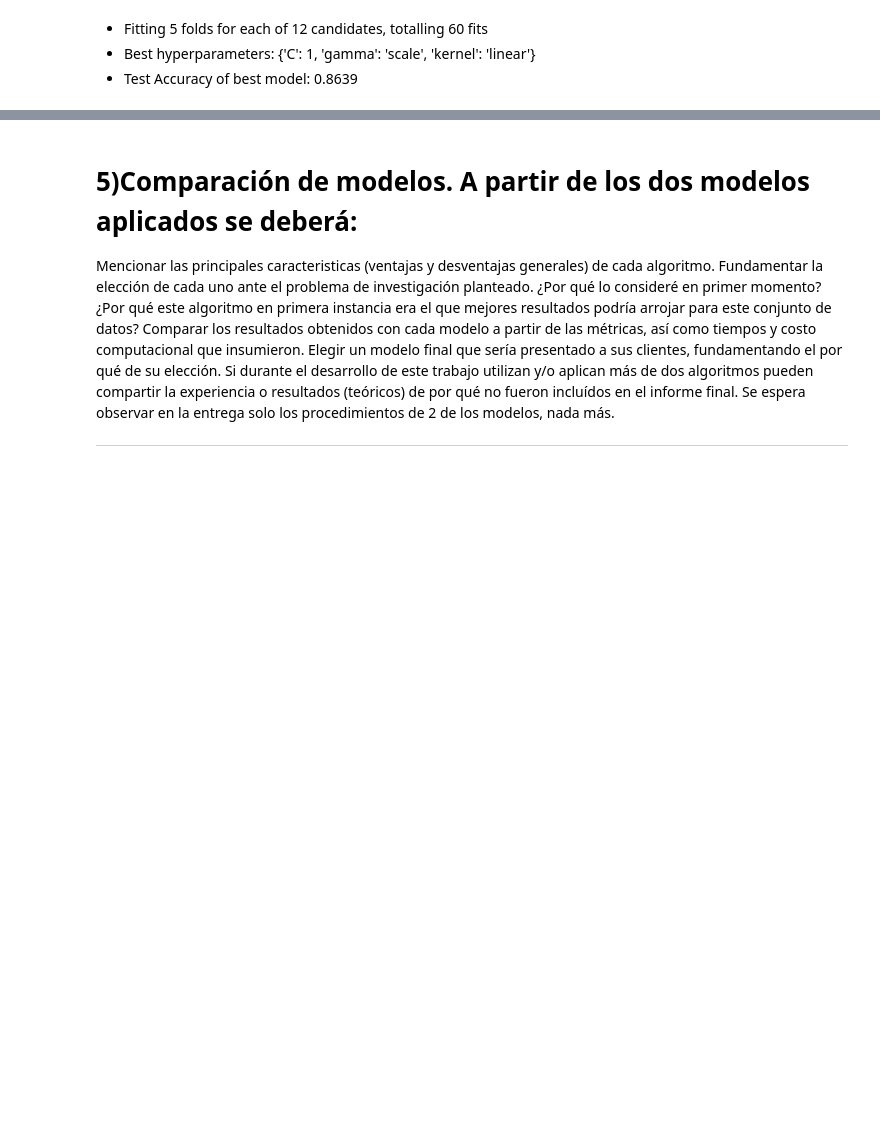
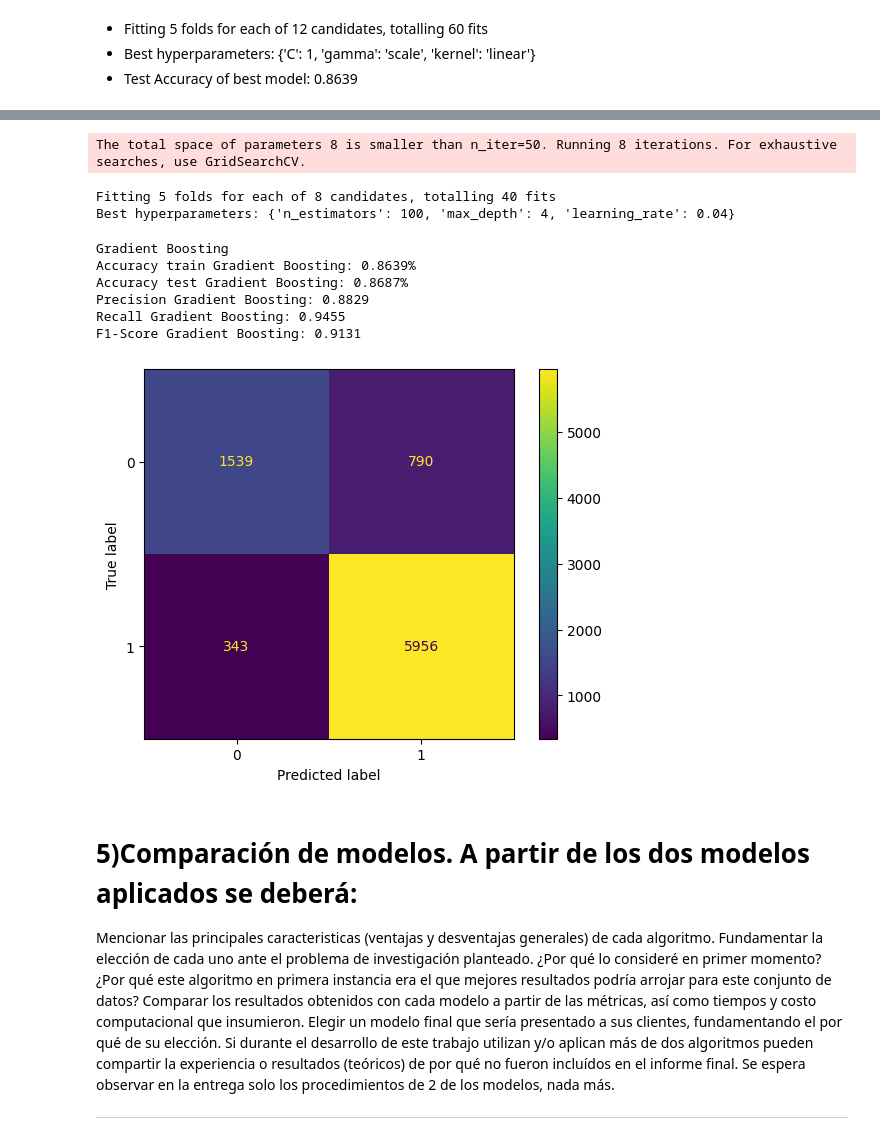
Before and after one commit to manufabregas/Dataset-Asistencia-a-turnos-m-dicos, a Jupyter notebook: TP 3/VMF_Grupo_2_TP_3.ipynb, the cells around one changed output, grey strips where cells are left out. Saved outputs shown, nothing was run; the diff lists cells and outputs as text; code cells hidden in the pictures; blank space fills up the shorter version.

```diff
--- a/TP 3/VMF_Grupo_2_TP_3.ipynb
+++ b/TP 3/VMF_Grupo_2_TP_3.ipynb
@@ -513,3 +565,75 @@ F1-Score SVM: 0.9103
+# %%
+gb = GradientBoostingClassifier(random_state=42)
+
+param_dist = {
+        'n_estimators': [50, 100],
+        'learning_rate': [0.02, 0.04],
+        'max_depth': [2, 4 ],
+    }
+
+# Configurar RandomizedSearchCV
+random_search = RandomizedSearchCV(estimator=gb, param_distributions=param_dist,
+                                   n_iter=50, scoring='accuracy', cv=5, n_jobs=-1, verbose=2, random_state=42)
+
+# Entrenar con RandomizedSearchCV
+random_search.fit(x_train, y_train)
+
+# Mostrar los mejores hiperparámetros
+print("Best hyperparameters:", random_search.best_params_)
+# %% [output]
+The total space of parameters 8 is smaller than n_iter=50. Running 8 iterations. For exhaustive searches, use GridSearchCV.
+Fitting 5 folds for each of 8 candidates, totalling 40 fits
+Best hyperparameters: {'n_estimators': 100, 'max_depth': 4, 'learning_rate': 0.04}
+# %%
+#Aplicamos random_state=42 para garantizar que los resultados sean siempre los mismos
+clfs = [
+    GradientBoostingClassifier(random_state=42, learning_rate=0.04, max_depth=4, n_estimators=100),
+]
+
+
+names = [ 'Gradient Boosting', 'SVM']
+
+trained_models = []
+accuracy_models = []
+
+trained_models = []
+accuracy_models = []
+
+for clf, name in zip(clfs, names):
+    print(name)
+    clf.fit(x_train, y_train)
+
+    # training data
+    train_predictions = clf.predict(x_train)
+    train_accuracy = accuracy_score(y_train, train_predictions)
+    print(f"Accuracy train {name}: {train_accuracy:.4f}%")
+
+    # test data
+    test_predictions = clf.predict(x_test)
+    test_accuracy = accuracy_score(y_test, test_predictions)
+    precision = precision_score(y_test, test_predictions)
+    recall = recall_score(y_test, test_predictions)
+    f1 = f1_score(y_test, test_predictions)
+
+    print(f"Accuracy test {name}: {test_accuracy:.4f}%")
+    print(f"Precision {name}: {precision:.4f}")
+    print(f"Recall {name}: {recall:.4f}")
+    print(f"F1-Score {name}: {f1:.4f}")
+    # Confusion Matrix
+    ConfusionMatrixDisplay.from_predictions(y_test, test_predictions)
+    print('\n')
+
+
+
+    trained_models.append(clf)
+# %% [output]
+Gradient Boosting
+Accuracy train Gradient Boosting: 0.8639%
+Accuracy test Gradient Boosting: 0.8687%
+Precision Gradient Boosting: 0.8829
+Recall Gradient Boosting: 0.9455
+F1-Score Gradient Boosting: 0.9131
+[figure, added]
 # %% [markdown]
 # **5)Comparación de modelos. A partir de los dos modelos aplicados se deberá:**
 Mencionar las principales caracteristicas (ventajas y desventajas generales) de cada algoritmo.
```
Also changed, not shown: parts of 11 cells of this notebook.
